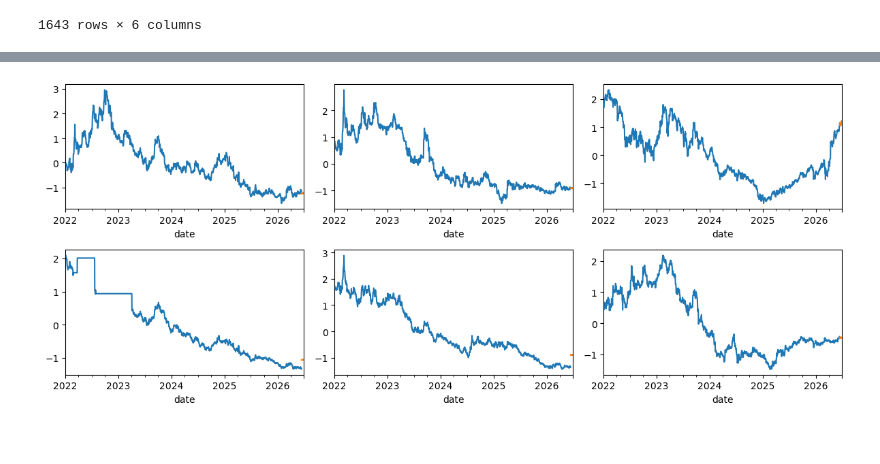
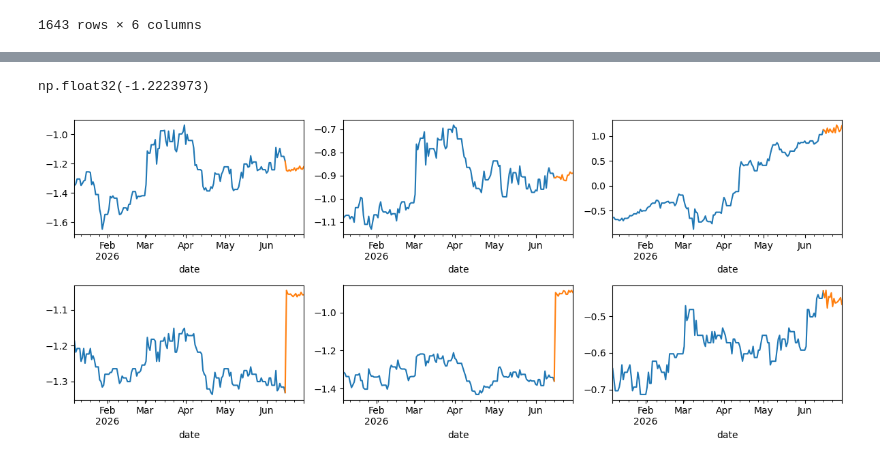
Before and after one commit to dradamm8/ExchangeRatesAnalysis, a Jupyter notebook: notebooks/projekt.ipynb, the cells around one changed output, grey strips where cells are left out. Saved outputs shown, nothing was run; the diff lists cells and outputs as text; code cells hidden in the pictures.

Commit message:
prediction data function enhancement

```diff
--- a/notebooks/projekt.ipynb
+++ b/notebooks/projekt.ipynb
@@ -629,0 +612,8 @@ temp
+# %%
+arima_model = ARIMA(usd_df['usd_seasonal'], order = (2,2,1), enforce_stationarity = False)
+res = arima_model.fit()
+#res.summary()
+# %%
+sarimax_model = SARIMAX(usd_df['usd_seasonal'], order = (1,1,0), seasonal_order = (0,1,0,30))
+# %%
+res_sarimax = sarimax_model.fit()
@@ -714,0 +791,2 @@ pred_dict = {'usd': array([-1.2604716, -1.2604716, -1.2476426, -1.252474 , -1.24
+# %%
+pred_dict = predict_data(df_dict, model_dict)
@@ -715,17 +822,28 @@ pred_dict = {'usd': array([-1.2604716, -1.2604716, -1.2476426, -1.252474 , -1.24
+# %%
+y_pred.loc[y_pred.index > '2026-06-20']
+# %% [output]
+np.float32(-1.2223973)
 # %%
 fig, axs = plt.subplots(2,3, figsize = (12,5), facecolor = 'white', tight_layout = True)
 
 
 for ax, code in zip(axs.flatten(), codes):
 
     curr_df = df_dict[code]
 
     last_date = curr_df.index[-1]
-    extra_dates = pd.date_range(last_date, last_date + timedelta(days = 15))
+    extra_dates = pd.date_range(last_date, last_date + timedelta(days = 14))
 
-    y_pred = pd.Series(pred_dict[code], index = extra_dates)
+    last_val = curr_df.iloc[-1,0]
 
-    curr_df[code].plot(ax = ax)
-    y_pred.plot(ax = ax)
+    pred_vals = pred_dict[code]
+
+    # łączenie z ostatnią datą
+    pred_vals = np.array([last_val, *pred_vals])
+
+    y_pred = pd.Series(pred_vals, index = extra_dates)
+
+    curr_df[code].loc[curr_df.index > '2026-01-06'].plot(ax = ax)
+    y_pred.loc[y_pred.index > '2026-01-06'].plot(ax = ax)
 # %% [output]
-[figure, old version]
+[figure, new version]
```
Also changed, not shown: parts of 27 cells of this notebook, 1 other file.
